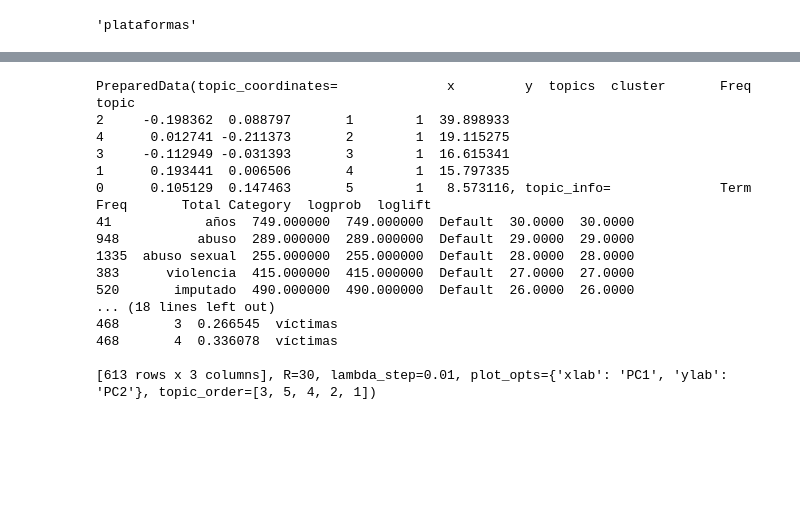
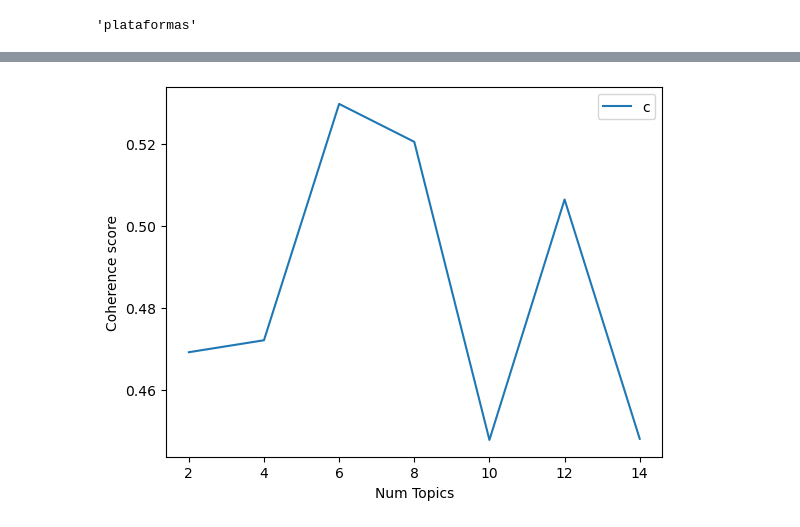
Before and after one commit to fernando479/discurso-de-los-medios-de-prensa, a Jupyter notebook: reporte2/ ¿Cuáles son los tópicos sobre la violencia de género?.ipynb, the cells around one changed output, grey strips where cells are left out. Cells and saved outputs as stored; diff of their text form; code cells hidden in the pictures; blank space fills up the shorter version.

Commit message:
topicos violencia de genero

```diff
--- a/reporte2/ ¿Cuáles son los tópicos sobre la violencia de género?.ipynb
+++ b/reporte2/ ¿Cuáles son los tópicos sobre la violencia de género?.ipynb
@@ -185,22 +149,0 @@ from imp import reload
-# %%
-pyLDAvis.enable_notebook()
-vis = pyLDAvis.gensim_models.prepare(lda_model, dataset, id2word)
-vis
-# %% [output]
-PreparedData(topic_coordinates=              x         y  topics  cluster       Freq
-topic
-2     -0.198362  0.088797       1        1  39.898933
-4      0.012741 -0.211373       2        1  19.115275
-3     -0.112949 -0.031393       3        1  16.615341
-1      0.193441  0.006506       4        1  15.797335
-0      0.105129  0.147463       5        1   8.573116, topic_info=              Term        Freq       Total Category  logprob  loglift
-41            años  749.000000  749.000000  Default  30.0000  30.0000
-948          abuso  289.000000  289.000000  Default  29.0000  29.0000
-1335  abuso sexual  255.000000  255.000000  Default  28.0000  28.0000
-383      violencia  415.000000  415.000000  Default  27.0000  27.0000
-520       imputado  490.000000  490.000000  Default  26.0000  26.0000
-... (18 lines left out)
-468       3  0.266545  víctimas
-468       4  0.336078  víctimas
-
-[613 rows x 3 columns], R=30, lambda_step=0.01, plot_opts={'xlab': 'PC1', 'ylab': 'PC2'}, topic_order=[3, 5, 4, 2, 1])
@@ -206,0 +189,15 @@ topic
+# %%
+start=2
+limit=15
+step=2
+# %%
+model_list, coherence_values = compute_coherence_values(dictionary=id2word, corpus=dataset, texts=noticias_procesadas, start=start, limit=limit, step=step)
+# %%
+x = range(start, limit, step)
+plt.plot(x, coherence_values)
+plt.xlabel("Num Topics")
+plt.ylabel("Coherence score")
+plt.legend(("coherence_values"), loc='best')
+plt.show()
+# %% [output]
+[figure, added]
```
Also changed, not shown: parts of 10 cells of this notebook, 7 other files.
